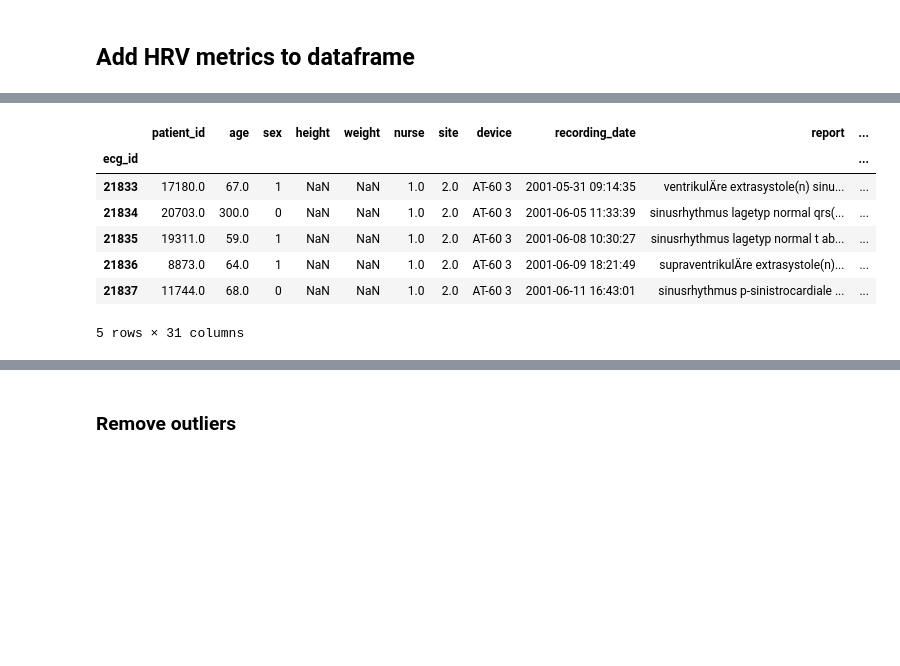
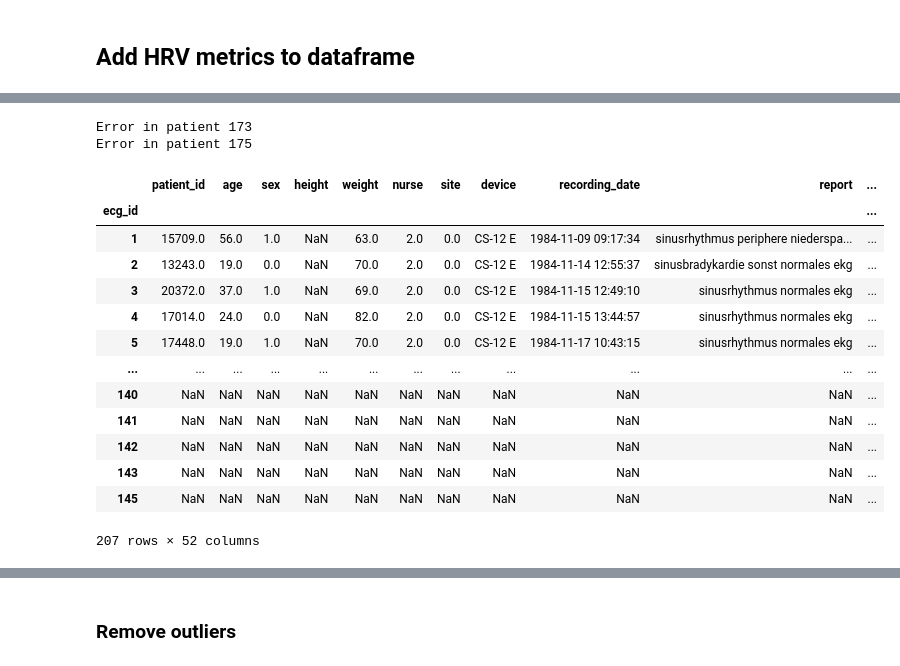
Before and after one commit to Ex-Machin/heart-disability-prediction, a Jupyter notebook: Heart Disease Prediction LSTM.ipynb, the cells around one changed output, grey strips where cells are left out. Cells and saved outputs as stored; diff of their text form; code cells hidden in the pictures; blank space fills up the shorter version.

Commit message:
Time-Domain Analysis

```diff
--- a/Heart Disease Prediction LSTM.ipynb
+++ b/Heart Disease Prediction LSTM.ipynb
@@ -13,4 +15,4 @@ from scipy.signal import find_peaks
 # %%
-nrows=None # number of patients to load, set to None to load all patients
+nrows=200 # number of patients to load, set to None to load all patients
 path="./"
 sampling_rate=100
@@ -28,0 +23,5 @@ To import the necessary data, we will use pandas' built in read_csv() function.
+# %%
+import neurokit2 as nk
+
+data = nk.data("bio_resting_5min_100hz")
+data  # Print first 5 rows
@@ -28,0 +42,4 @@ To import the necessary data, we will use pandas' built in read_csv() function.
+# %%
+# Find peaks
+peaks, info = nk.ecg_peaks(data["ECG"], sampling_rate=100)
+peaks
@@ -28,0 +60,4 @@ To import the necessary data, we will use pandas' built in read_csv() function.
+# %%
+# Extract clean EDA and SCR features
+hrv_time = nk.hrv_time(peaks, sampling_rate=100, show=True)
+hrv_time
@@ -29,6 +71,4 @@ To import the necessary data, we will use pandas' built in read_csv() function.
 # %%
-
-
 def load_raw_data(df, sampling_rate, path):
     if sampling_rate == 100:
         data = [wfdb.rdsamp(path+f) for f in df.filename_lr]
@@ -38,47 +78,22 @@ def load_raw_data(df, sampling_rate, path):
     return data
 
 # HRV calculation function (based on RR intervals)
-def calculate_hrv(ecg_signal, sampling_rate):
+def calculate_hrv_time(ecg_signal, sampling_rate):
     # Assuming the ECG signal is one-dimensional
-    ecg = ecg_signal.flatten()
+    ecg_signal = ecg_signal.flatten()
 
     # Find R-peaks using a simple peak detection (find local maxima)
-    peaks, _ = find_peaks(ecg, distance=sampling_rate//2)  # Assume at least 0.5 sec between R peaks
-    rr_intervals = np.diff(peaks) / sampling_rate * 1000  # RR intervals in milliseconds
-
-    # Calculate HRV statistics
-    if len(rr_intervals) > 1:
-        hrv_mean = np.mean(rr_intervals)
-        hrv_std = np.std(rr_intervals)
-        hrv_min = np.min(rr_intervals)
-        hrv_max = np.max(rr_intervals)
-    else:
-        # If only one RR interval, return NaN for std, min, max
-        hrv_mean = np.mean(rr_intervals) if len(rr_intervals) > 0 else np.nan
-        hrv_std = np.nan
-        hrv_min = np.nan
-        hrv_max = np.nan
-
-    return hrv_mean, hrv_std, hrv_min, hrv_max
+    peaks, _ = nk.ecg_peaks(ecg_signal, sampling_rate=sampling_rate)  # Assume at least 0.5 sec between R peaks
+    hrv_time = nk.hrv_time(peaks, sampling_rate=sampling_rate, show=False)
+    return hrv_time
 
 def add_hrv_features(df, X, sampling_rate):
     # Add columns for HRV mean, std, min, max to the dataframe
-    hrv_means = []
-    hrv_stds = []
-    hrv_mins = []
-    hrv_maxs = []
 
     for idx, signal in enumerate(X):
-        hrv_mean, hrv_std, hrv_min, hrv_max = calculate_hrv(signal, sampling_rate)
-        hrv_means.append(hrv_mean)
-        hrv_stds.append(hrv_std)
-        hrv_mins.append(hrv_min)
-        hrv_maxs.append(hrv_max)
-
-    df['hrv_mean'] = hrv_means
-    df['hrv_std'] = hrv_stds
-    df['hrv_min'] = hrv_mins
-    df['hrv_max'] = hrv_maxs
+        hrv_time_df = calculate_hrv_time(signal, sampling_rate)
+        for col in hrv_time_df.columns:
+            df.loc[idx + 1, col] = hrv_time_df[col].values[0]  # Extracting values for each column from hrv_time_df
 
     return df
 
@@ -93,5 +108,5 @@ X = load_raw_data(Y, sampling_rate, path)
 Y = add_hrv_features(Y, X, sampling_rate)
 
 database_row = Y
-database_row.tail()
+database_row
 # %% [output]
@@ -98,8 +140,16 @@ database_row.tail()
+Error in patient 173
+Error in patient 175
 |  | patient_id | age | sex | height | weight | nurse | site | device | recording_date | report | ... |
 | ecg_id |  |  |  |  |  |  |  |  |  |  | ... |
-| 21833 | 17180.0 | 67.0 | 1 | NaN | NaN | 1.0 | 2.0 | AT-60 3 | 2001-05-31 09:14:35 | ventrikulÄre extrasystole(n) sinu... | ... |
-| 21834 | 20703.0 | 300.0 | 0 | NaN | NaN | 1.0 | 2.0 | AT-60 3 | 2001-06-05 11:33:39 | sinusrhythmus lagetyp normal qrs(... | ... |
-| 21835 | 19311.0 | 59.0 | 1 | NaN | NaN | 1.0 | 2.0 | AT-60 3 | 2001-06-08 10:30:27 | sinusrhythmus lagetyp normal t ab... | ... |
-| 21836 | 8873.0 | 64.0 | 1 | NaN | NaN | 1.0 | 2.0 | AT-60 3 | 2001-06-09 18:21:49 | supraventrikulÄre extrasystole(n)... | ... |
-| 21837 | 11744.0 | 68.0 | 0 | NaN | NaN | 1.0 | 2.0 | AT-60 3 | 2001-06-11 16:43:01 | sinusrhythmus p-sinistrocardiale ... | ... |
+| 1 | 15709.0 | 56.0 | 1.0 | NaN | 63.0 | 2.0 | 0.0 | CS-12 E | 1984-11-09 09:17:34 | sinusrhythmus periphere niederspa... | ... |
+| 2 | 13243.0 | 19.0 | 0.0 | NaN | 70.0 | 2.0 | 0.0 | CS-12 E | 1984-11-14 12:55:37 | sinusbradykardie sonst normales ekg | ... |
+| 3 | 20372.0 | 37.0 | 1.0 | NaN | 69.0 | 2.0 | 0.0 | CS-12 E | 1984-11-15 12:49:10 | sinusrhythmus normales ekg | ... |
+| 4 | 17014.0 | 24.0 | 0.0 | NaN | 82.0 | 2.0 | 0.0 | CS-12 E | 1984-11-15 13:44:57 | sinusrhythmus normales ekg | ... |
+| 5 | 17448.0 | 19.0 | 1.0 | NaN | 70.0 | 2.0 | 0.0 | CS-12 E | 1984-11-17 10:43:15 | sinusrhythmus normales ekg | ... |
+| ... | ... | ... | ... | ... | ... | ... | ... | ... | ... | ... | ... |
+| 140 | NaN | NaN | NaN | NaN | NaN | NaN | NaN | NaN | NaN | NaN | ... |
+| 141 | NaN | NaN | NaN | NaN | NaN | NaN | NaN | NaN | NaN | NaN | ... |
+| 142 | NaN | NaN | NaN | NaN | NaN | NaN | NaN | NaN | NaN | NaN | ... |
+| 143 | NaN | NaN | NaN | NaN | NaN | NaN | NaN | NaN | NaN | NaN | ... |
+| 145 | NaN | NaN | NaN | NaN | NaN | NaN | NaN | NaN | NaN | NaN | ... |
-5 rows × 31 columns
+207 rows × 52 columns
```
Also changed, not shown: parts of 30 cells of this notebook, 3 other files.
